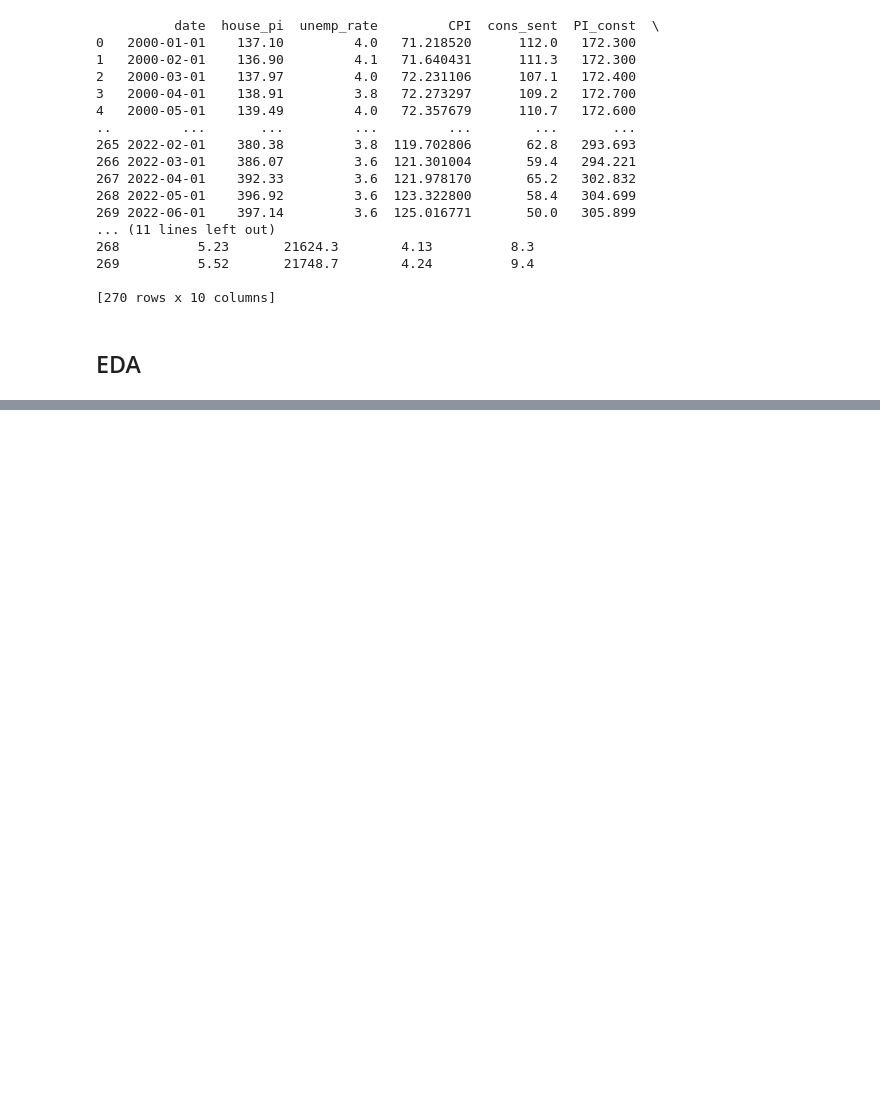
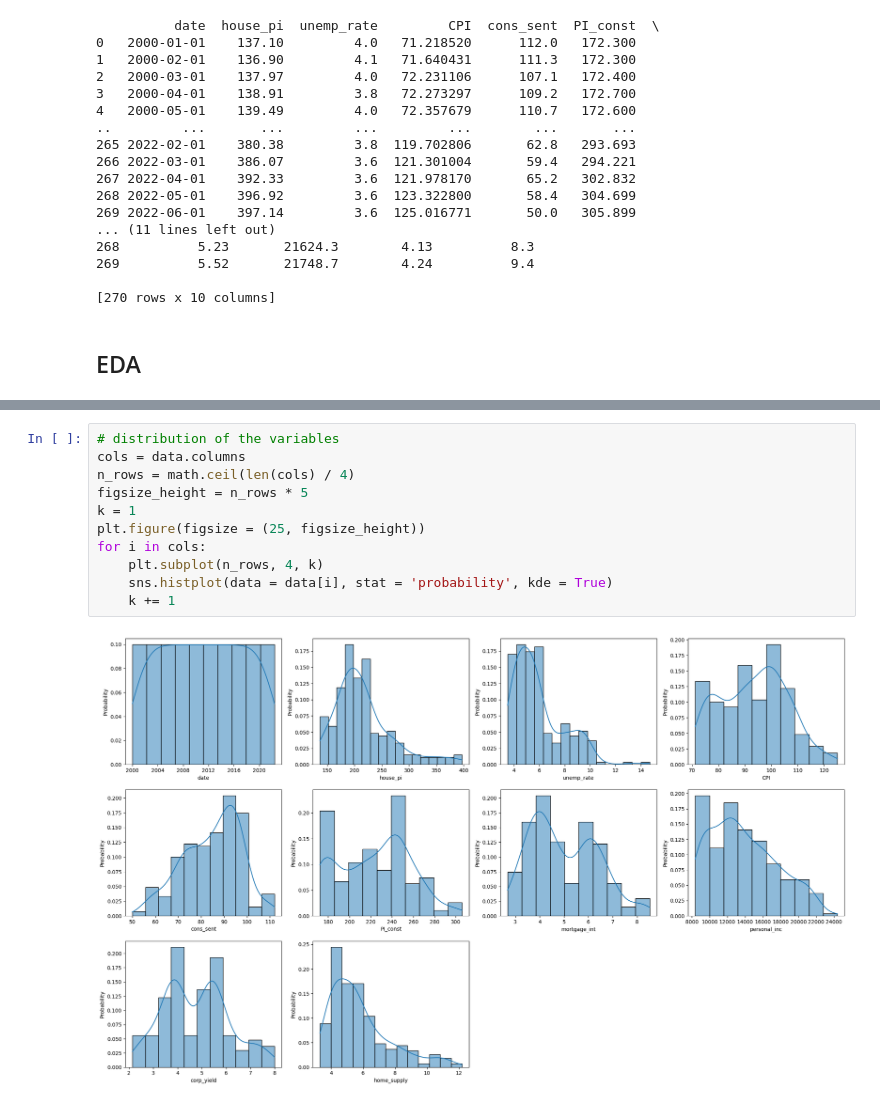
Before and after one commit to AtK42/digital-tools-for-finance-homework, a Jupyter notebook: housing-price-index-us/notebooks/housing-price-index-us.ipynb, the cells around one changed output, grey strips where cells are left out. Drawn from its saved outputs; the diff is of its cells as text; blank space fills up the shorter version.

```diff
--- a/housing-price-index-us/notebooks/housing-price-index-us.ipynb
+++ b/housing-price-index-us/notebooks/housing-price-index-us.ipynb
@@ -137,0 +162,13 @@ KeyError: 'key of type tuple not found and not a MultiIndex'
+# %%
+# distribution of the variables
+cols = data.columns
+n_rows = math.ceil(len(cols) / 4)
+figsize_height = n_rows * 5
+k = 1
+plt.figure(figsize = (25, figsize_height))
+for i in cols:
+    plt.subplot(n_rows, 4, k)
+    sns.histplot(data = data[i], stat = 'probability', kde = True)
+    k += 1
+# %% [output]
+[figure, added]
```
Also changed, not shown: parts of 16 cells of this notebook.
